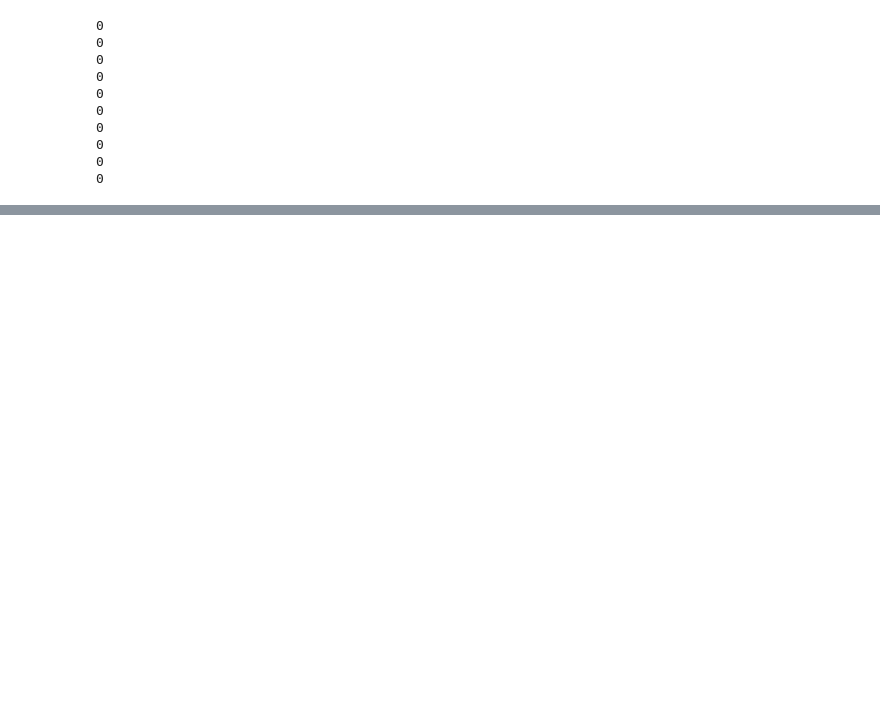
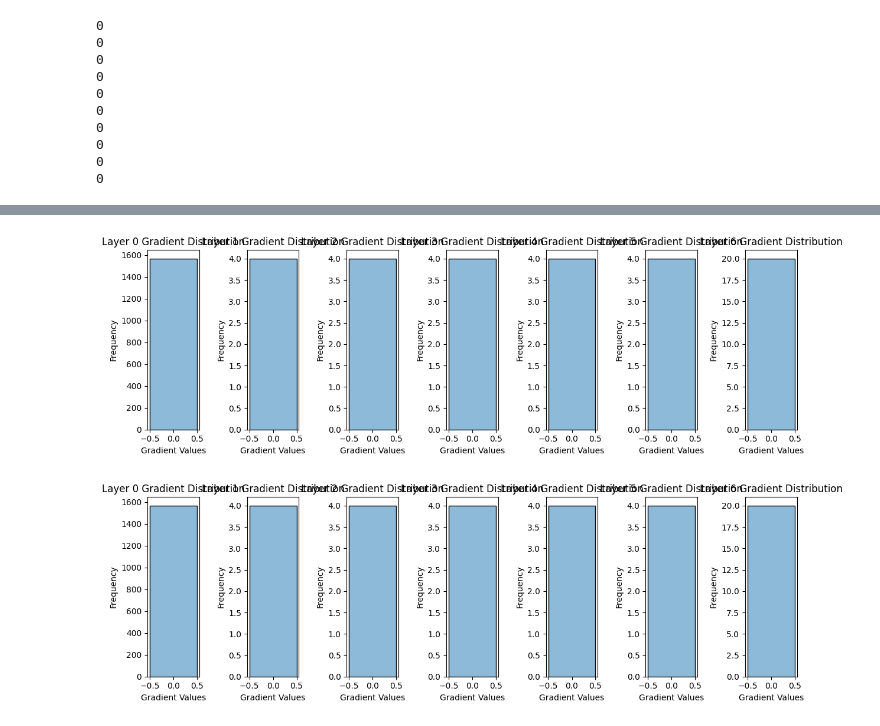
Before and after one commit to evelynnn04/ML-Tubes1-K33, a Jupyter notebook: ANN_basic.ipynb, the cells around one changed output, grey strips where cells are left out. Cells and saved outputs as stored; diff of their text form; code cells hidden in the pictures; blank space fills up the shorter version.

```diff
--- a/ANN_basic.ipynb
+++ b/ANN_basic.ipynb
@@ -489,0 +607,5 @@ for h in y_pred:
+# %%
+loaded_model.plot_gradient_distribution(X_train, y_train)
+# %% [output]
+[figure, added]
+[figure, added]
```
Also changed, not shown: parts of 16 cells of this notebook, 4 other files.
